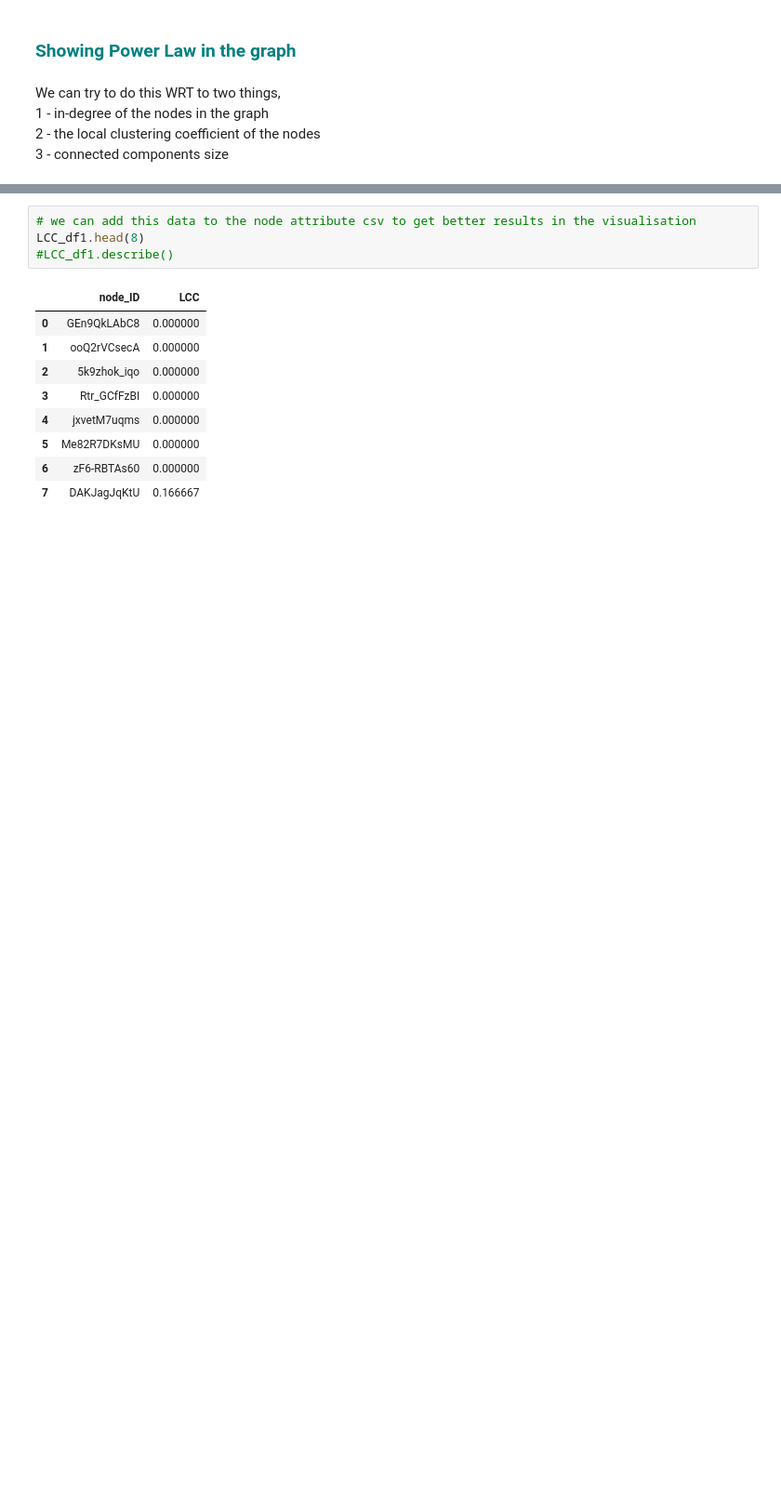
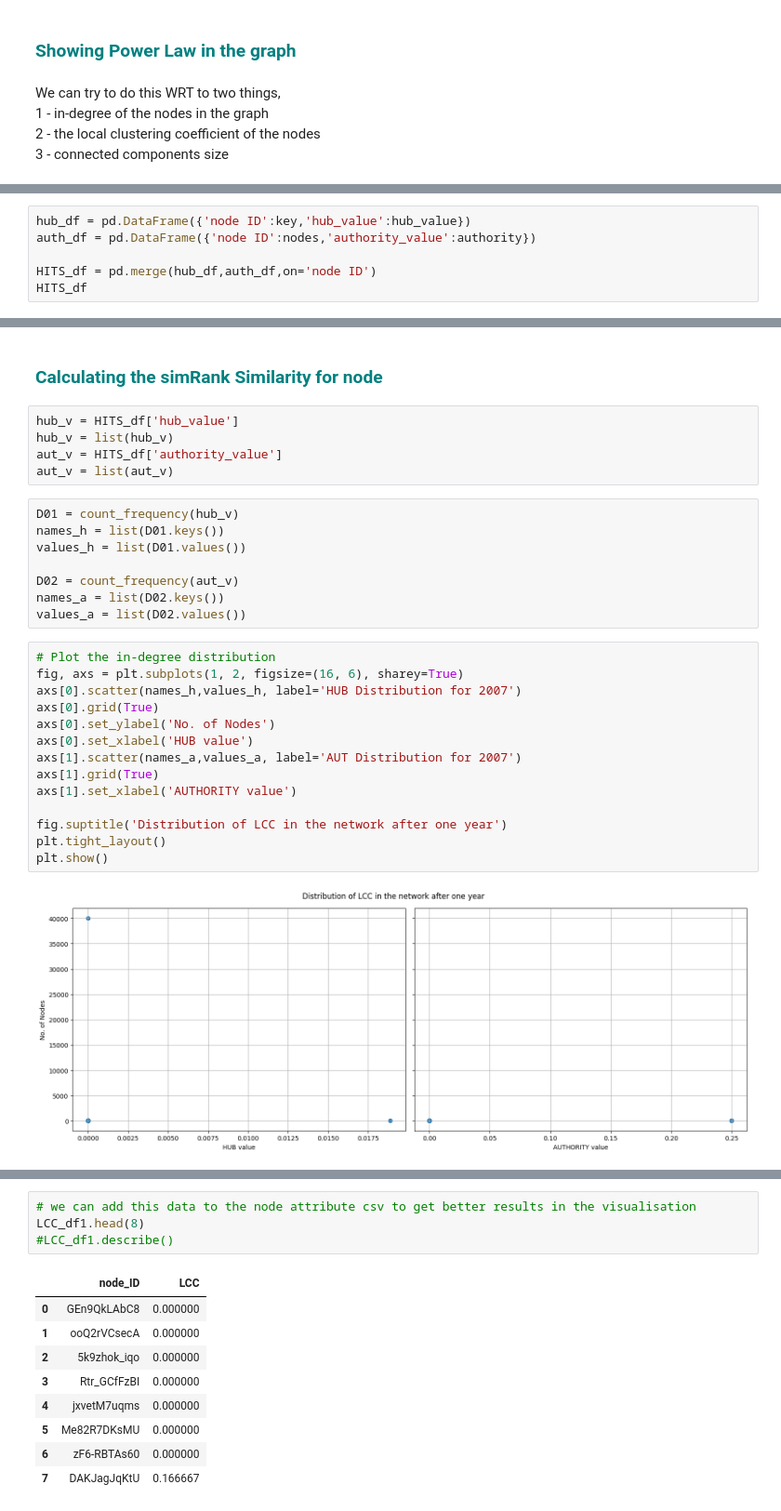
Before and after one commit to ManuSrivastava1/Youtube_video_networkAnalysis, a Jupyter notebook: 3_1.ipynb, the cells around one changed output, grey strips where cells are left out. Shown at 93% size. Saved outputs shown, nothing was run; the diff lists cells and outputs as text; blank space fills up the shorter version.

```diff
--- a/3_1.ipynb
+++ b/3_1.ipynb
@@ -432,0 +788,6 @@ plt.show()
+# %%
+hub_df = pd.DataFrame({'node ID':key,'hub_value':hub_value})
+auth_df = pd.DataFrame({'node ID':nodes,'authority_value':authority})
+
+HITS_df = pd.merge(hub_df,auth_df,on='node ID')
+HITS_df
@@ -433 +808,32 @@ plt.show()
+# %% [markdown]
+### <span style="color:teal">Calculating the simRank Similarity for node</span>
+# %%
+hub_v = HITS_df['hub_value']
+hub_v = list(hub_v)
+aut_v = HITS_df['authority_value']
+aut_v = list(aut_v)
+# %%
+D01 = count_frequency(hub_v)
+names_h = list(D01.keys())
+values_h = list(D01.values())
+
+D02 = count_frequency(aut_v)
+names_a = list(D02.keys())
+values_a = list(D02.values())
+# %%
+# Plot the in-degree distribution
+fig, axs = plt.subplots(1, 2, figsize=(16, 6), sharey=True)
+axs[0].scatter(names_h,values_h, label='HUB Distribution for 2007')
+axs[0].grid(True)
+axs[0].set_ylabel('No. of Nodes')
+axs[0].set_xlabel('HUB value')
+axs[1].scatter(names_a,values_a, label='AUT Distribution for 2007')
+axs[1].grid(True)
+axs[1].set_xlabel('AUTHORITY value')
+
+fig.suptitle('Distribution of LCC in the network after one year')
+plt.tight_layout()
+plt.show()
+# %% [output]
+[figure, added]
 # %% [markdown]
```
Also changed, not shown: parts of 108 cells of this notebook.
